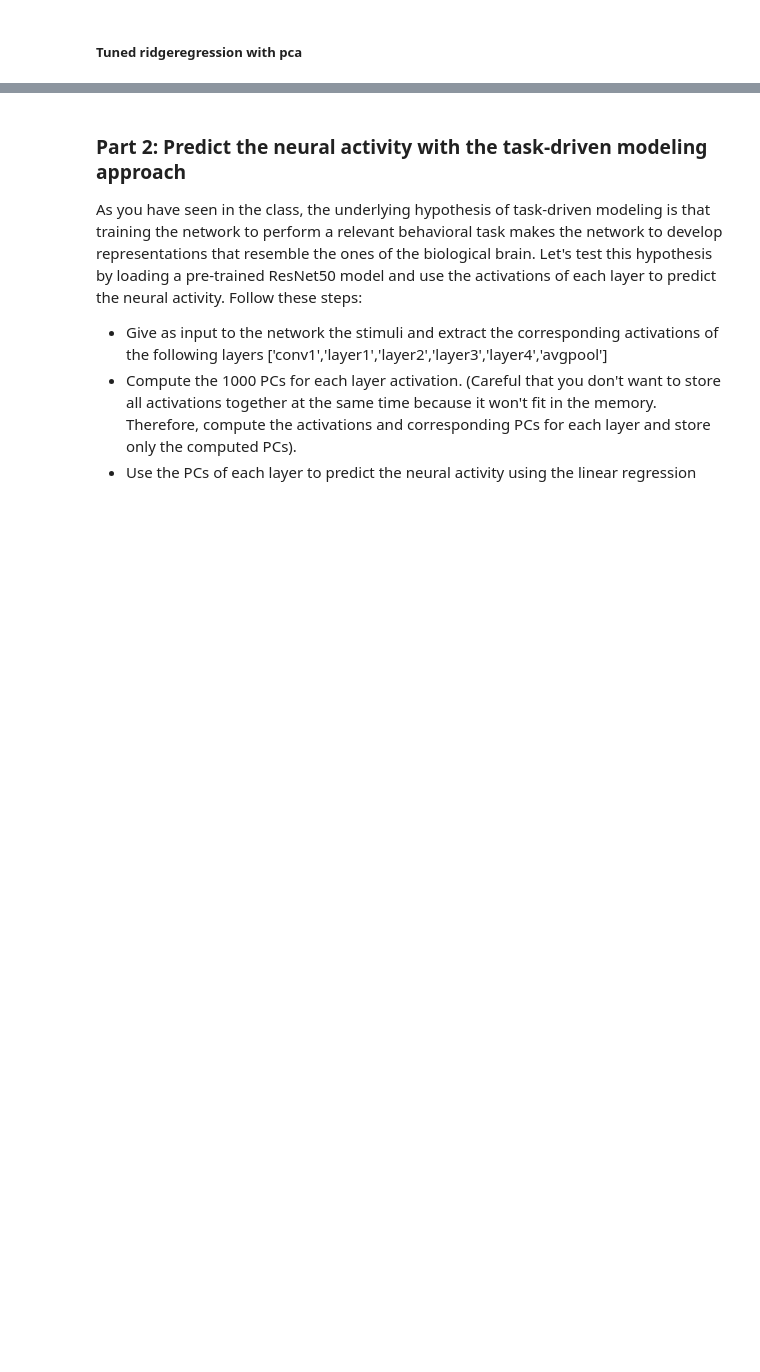
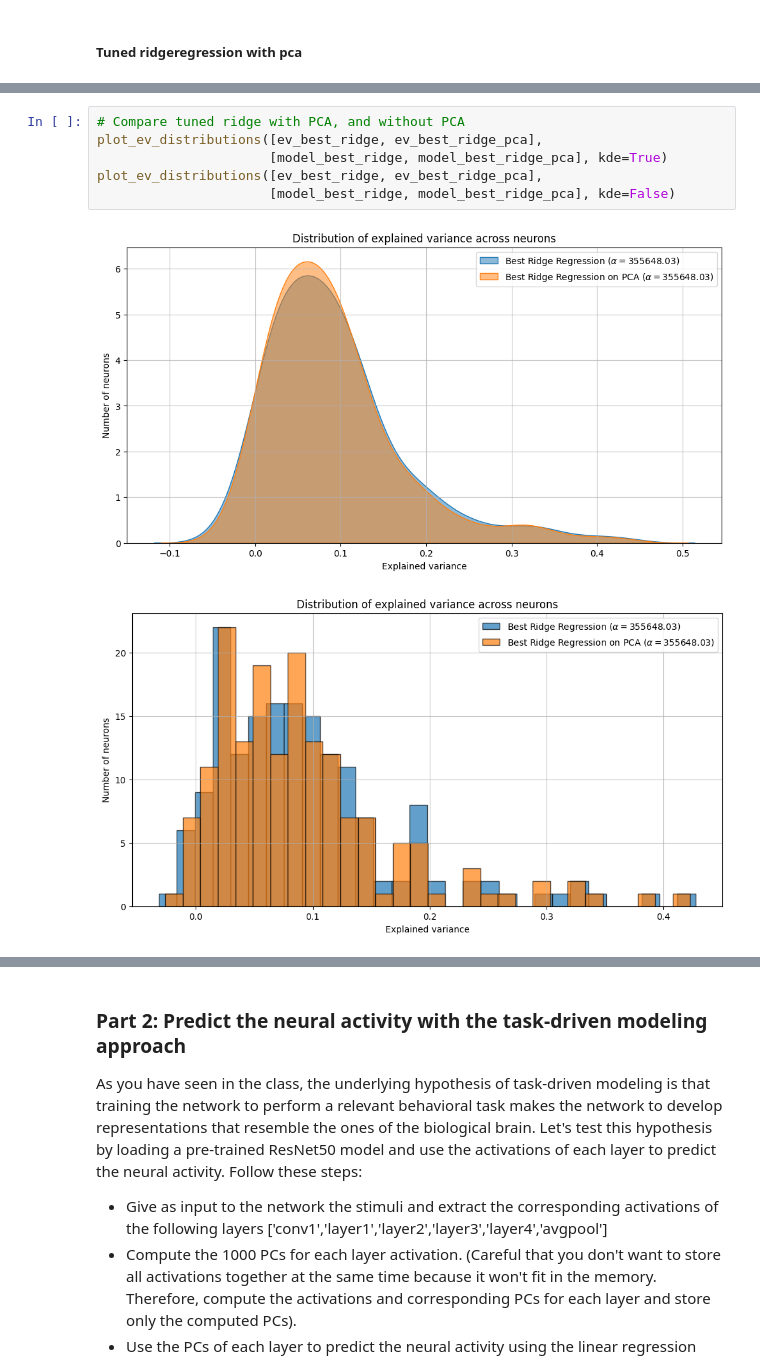
Before and after one commit to nieldab7/NX-414-Project, a Jupyter notebook: week6.ipynb, the cells around one changed output, grey strips where cells are left out. Drawn from its saved outputs; the diff is of its cells as text; blank space fills up the shorter version.

```diff
--- a/week6.ipynb
+++ b/week6.ipynb
@@ -348,0 +376,9 @@ print("Mean explained variance: {:.4f}".format(mean_ev_best_ridge_pca))
+# %%
+# Compare tuned ridge with PCA, and without PCA
+plot_ev_distributions([ev_best_ridge, ev_best_ridge_pca],
+                      [model_best_ridge, model_best_ridge_pca], kde=True)
+plot_ev_distributions([ev_best_ridge, ev_best_ridge_pca],
+                      [model_best_ridge, model_best_ridge_pca], kde=False)
+# %% [output]
+[figure, added]
+[figure, added]
```
Also changed, not shown: parts of 10 cells of this notebook.
